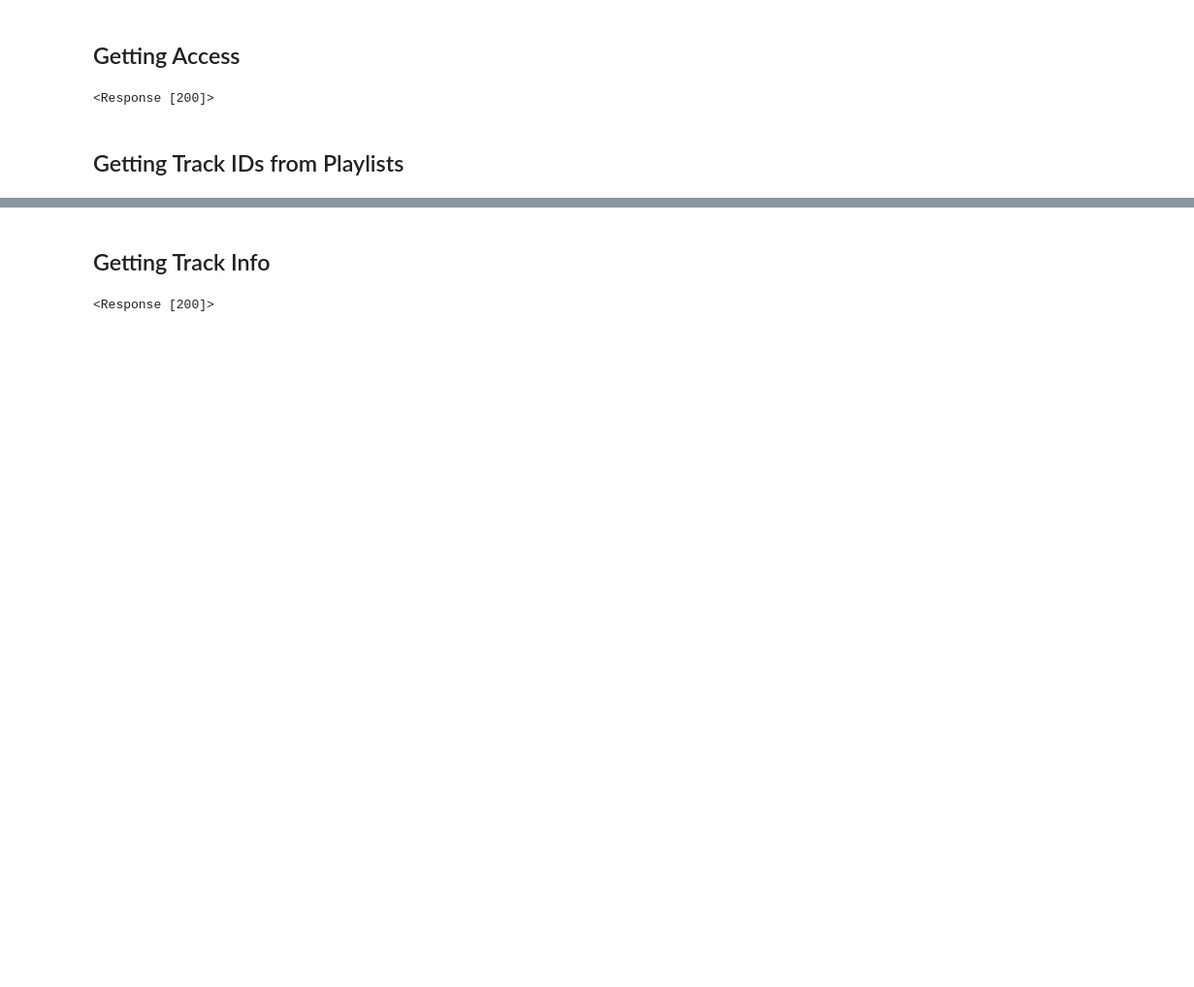
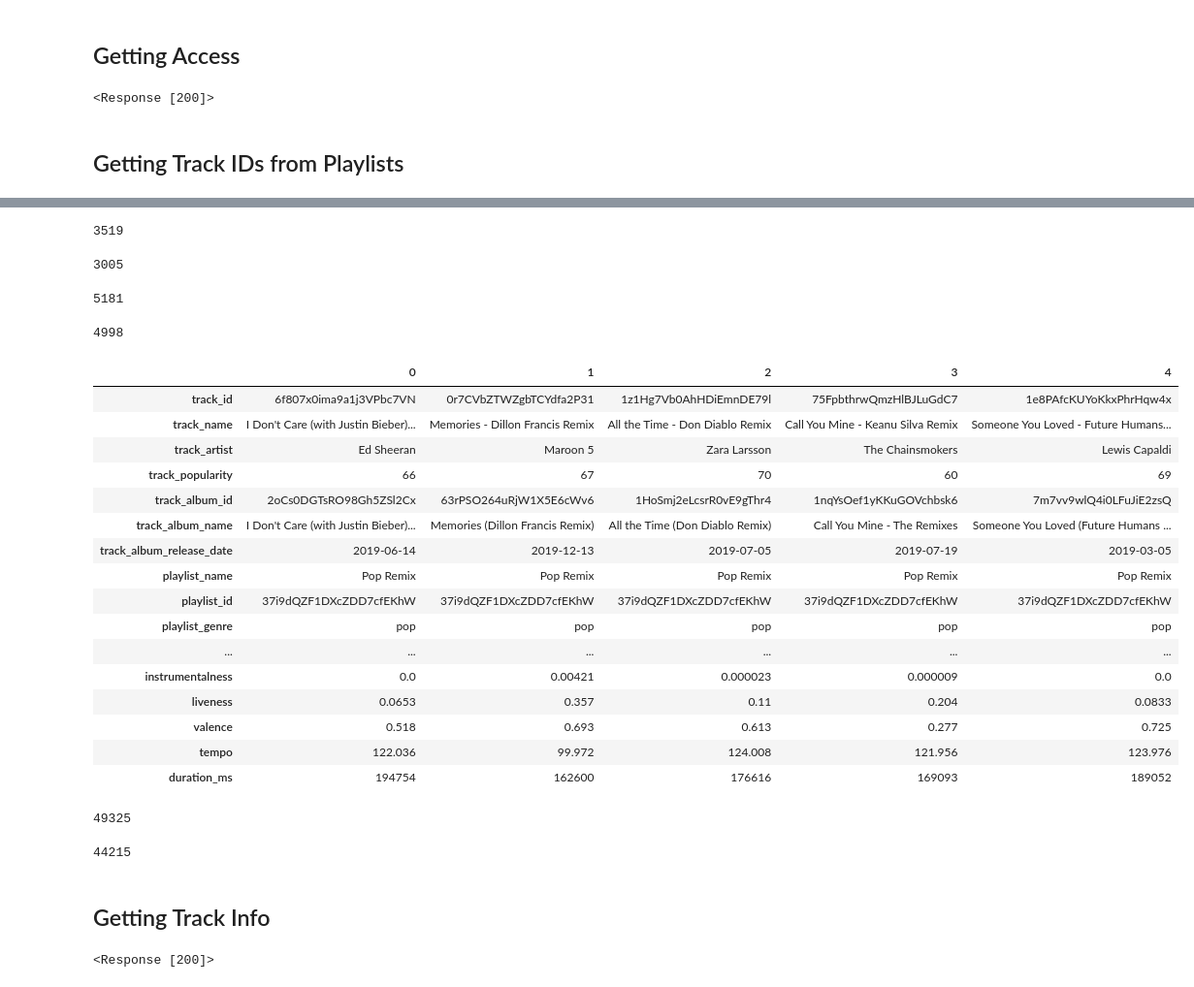
Before and after one commit to zgrayblue/artipy, a Jupyter notebook: spotify_api.ipynb, the cells around one changed output, grey strips where cells are left out. Shown: that part at 97% size. Drawn from its saved outputs; the diff is of its cells as text; code cells hidden in the pictures; blank space fills up the shorter version.

```diff
--- a/spotify_api.ipynb
+++ b/spotify_api.ipynb
@@ -96,0 +288,45 @@ len(mostly_jazz)
+# %%
+pbc_ids = get_ids(pbc_playlists)
+len(pbc_ids)
+# %% [output]
+3519
+# %%
+pbc_ids = list(np.unique(pbc_ids))
+len(pbc_ids)
+# %% [output]
+3005
+# %%
+international_ids = get_ids(international_playlists)
+len(international_ids)
+# %% [output]
+5181
+# %%
+international_ids = [x for x in international_ids if x is not None]
+
+international_ids = list(np.unique(international_ids))
+len(international_ids)
+# %% [output]
+4998
+# %%
+#Supplement with spotify ids collected on kaggle
+data = pd.read_csv('kaggle_spotify_songs.csv')
+# %%
+data.head().T
+# %% [output]
+|  | 0 | 1 | 2 | 3 | 4 |
+| track_id | 6f807x0ima9a1j3VPbc7VN | 0r7CVbZTWZgbTCYdfa2P31 | 1z1Hg7Vb0AhHDiEmnDE79l | 75FpbthrwQmzHlBJLuGdC7 | 1e8PAfcKUYoKkxPhrHqw4x |
+| track_name | I Don't Care (with Justin Bieber)... | Memories - Dillon Francis Remix | All the Time - Don Diablo Remix | Call You Mine - Keanu Silva Remix | Someone You Loved - Future Humans... |
+| track_artist | Ed Sheeran | Maroon 5 | Zara Larsson | The Chainsmokers | Lewis Capaldi |
+| track_popularity | 66 | 67 | 70 | 60 | 69 |
+| track_album_id | 2oCs0DGTsRO98Gh5ZSl2Cx | 63rPSO264uRjW1X5E6cWv6 | 1HoSmj2eLcsrR0vE9gThr4 | 1nqYsOef1yKKuGOVchbsk6 | 7m7vv9wlQ4i0LFuJiE2zsQ |
+| track_album_name | I Don't Care (with Justin Bieber)... | Memories (Dillon Francis Remix) | All the Time (Don Diablo Remix) | Call You Mine - The Remixes | Someone You Loved (Future Humans ... |
+| track_album_release_date | 2019-06-14 | 2019-12-13 | 2019-07-05 | 2019-07-19 | 2019-03-05 |
+| playlist_name | Pop Remix | Pop Remix | Pop Remix | Pop Remix | Pop Remix |
+| playlist_id | 37i9dQZF1DXcZDD7cfEKhW | 37i9dQZF1DXcZDD7cfEKhW | 37i9dQZF1DXcZDD7cfEKhW | 37i9dQZF1DXcZDD7cfEKhW | 37i9dQZF1DXcZDD7cfEKhW |
+| playlist_genre | pop | pop | pop | pop | pop |
+| ... | ... | ... | ... | ... | ... |
+| instrumentalness | 0.0 | 0.00421 | 0.000023 | 0.000009 | 0.0 |
+| liveness | 0.0653 | 0.357 | 0.11 | 0.204 | 0.0833 |
+| valence | 0.518 | 0.693 | 0.613 | 0.277 | 0.725 |
+| tempo | 122.036 | 99.972 | 124.008 | 121.956 | 123.976 |
+| duration_ms | 194754 | 162600 | 176616 | 169093 | 189052 |
@@ -97,2 +335,12 @@ len(mostly_jazz)
+# %%
+song_ids = kaggle_ids + international_ids + pbc_ids + metal_ids + classical_ids + jazz_ids
+len(song_ids)
+# %% [output]
+49325
+# %%
+song_ids = list(np.unique(song_ids))
+len(song_ids)
+# %% [output]
+44215
 # %% [markdown]
 ## Getting Track Info
```
Also changed, not shown: parts of 45 cells of this notebook, 2 other files.
